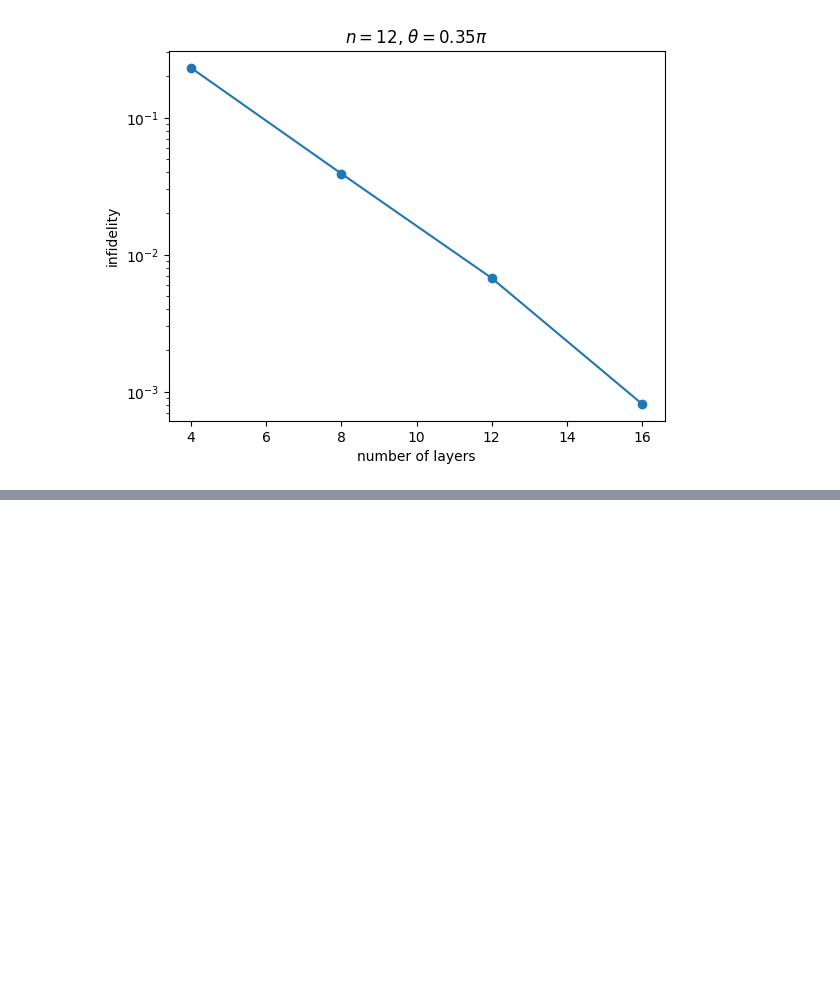
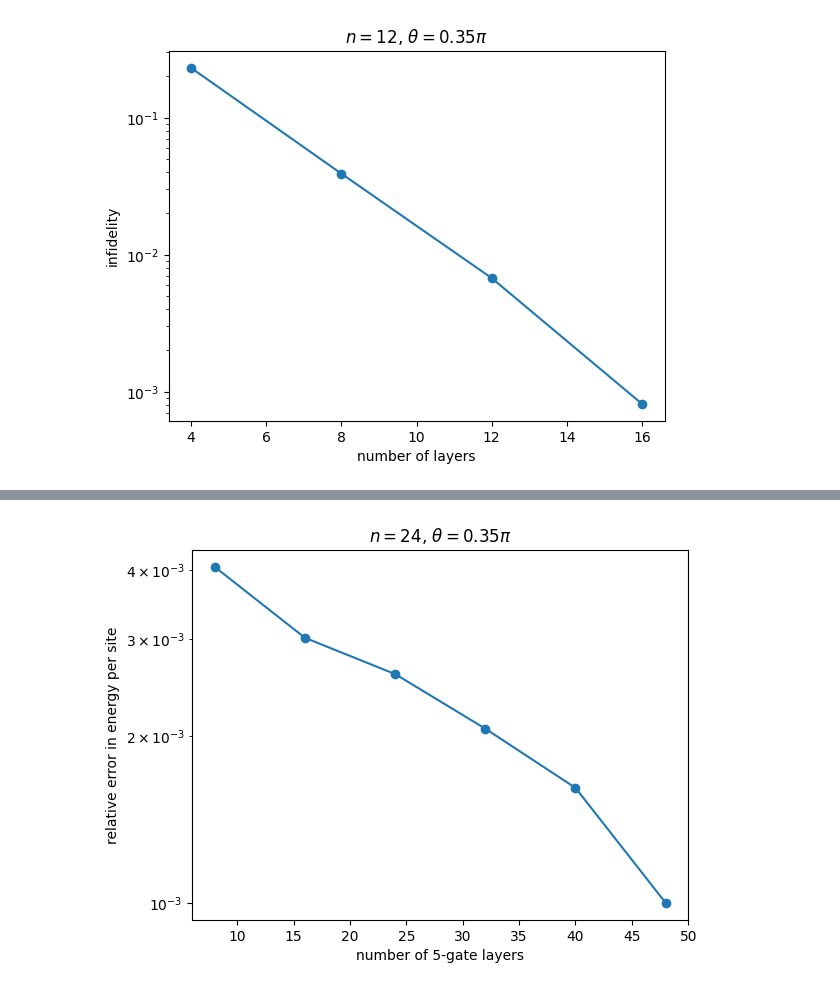
Before and after one commit to alam-faisal/csl, a Jupyter notebook: jobs/plots.ipynb, the cells around one changed output, grey strips where cells are left out. Cells and saved outputs as stored; diff of their text form; code cells hidden in the pictures; blank space fills up the shorter version.

```diff
--- a/jobs/plots.ipynb
+++ b/jobs/plots.ipynb
@@ -15,0 +84,9 @@ Text(0.5, 1.0, '$n=12$, $\\theta=0.35\\pi$')
+# %%
+plt.plot(depths[:-1], np.abs((np.array(energies[:-1])-ge)/ge)/(24), '-o')
+plt.xlabel("number of 5-gate layers")
+plt.ylabel("relative error in energy per site")
+plt.yscale('log')
+plt.title(r'$n=24$, $\theta=0.35\pi$')
+plt.savefig("plot3.pdf", bbox_inches='tight')
+# %% [output]
+[figure, added]
```
Also changed, not shown: parts of 20 cells of this notebook, 18 other files.
